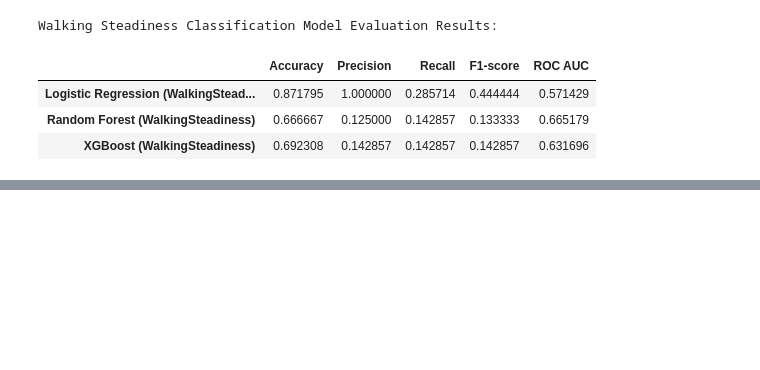
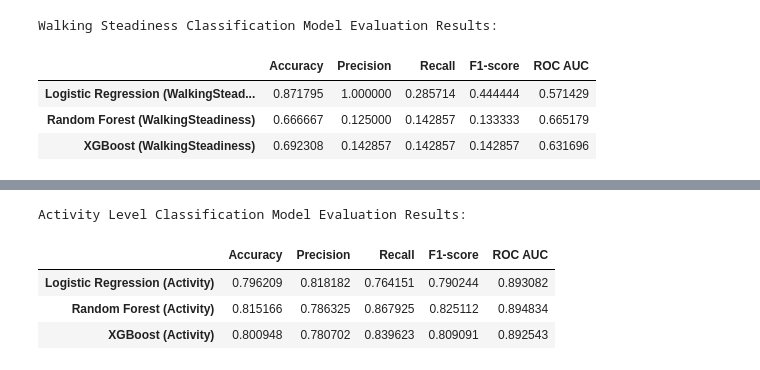
Before and after one commit to Abigail6on/Apple-Health-Sleep-Analysis, a Jupyter notebook: health_data_modeling.ipynb, the cells around one changed output, grey strips where cells are left out. Saved outputs shown, nothing was run; the diff lists cells and outputs as text; code cells hidden in the pictures; blank space fills up the shorter version.

```diff
--- a/health_data_modeling.ipynb
+++ b/health_data_modeling.ipynb
@@ -971,0 +1241,12 @@ Walking Steadiness Classification Model Evaluation Results:
+# %%
+# Convert the dictionary to a pandas DataFrame for better display
+activity_results_df = pd.DataFrame.from_dict(activity_model_results, orient='index')
+
+print("Activity Level Classification Model Evaluation Results:")
+display(activity_results_df)
+# %% [output]
+Activity Level Classification Model Evaluation Results:
+|  | Accuracy | Precision | Recall | F1-score | ROC AUC |
+| Logistic Regression (Activity) | 0.796209 | 0.818182 | 0.764151 | 0.790244 | 0.893082 |
+| Random Forest (Activity) | 0.815166 | 0.786325 | 0.867925 | 0.825112 | 0.894834 |
+| XGBoost (Activity) | 0.800948 | 0.780702 | 0.839623 | 0.809091 | 0.892543 |
```
Also changed, not shown: parts of 21 cells of this notebook.
